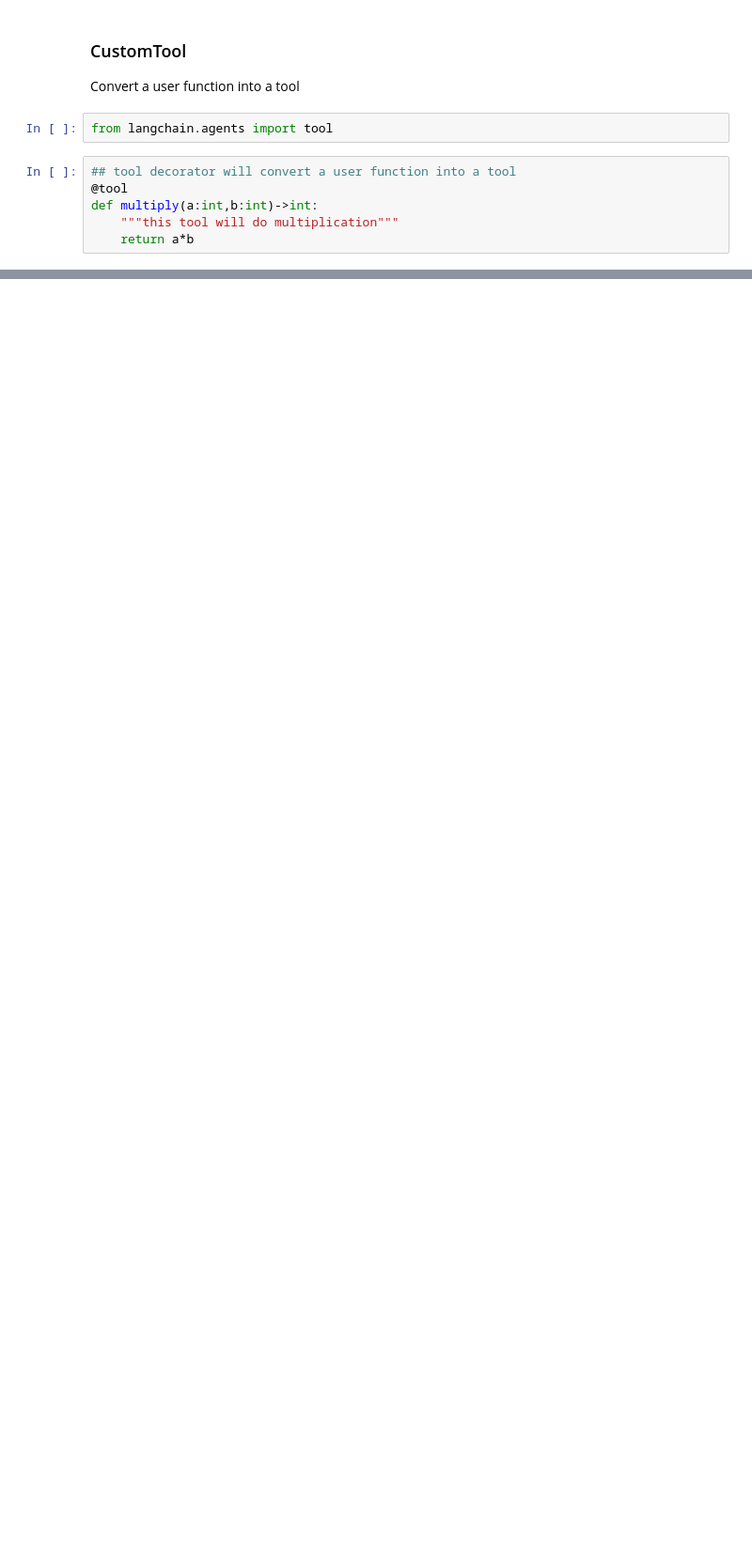
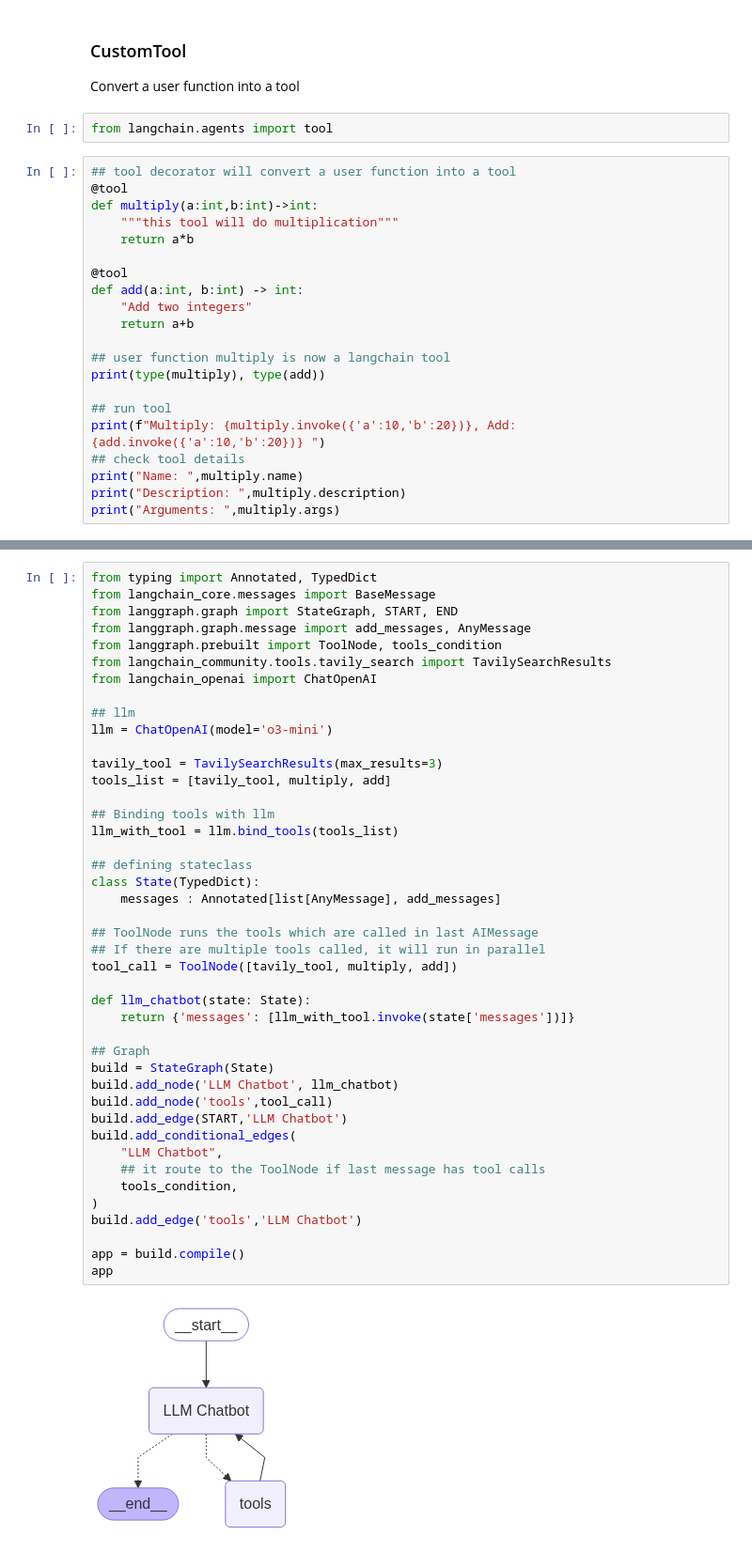
Before and after one commit to theserenecoder/Agentic_AI, a Jupyter notebook: 3. LangGraph/3.2 tools.ipynb, the cells around one changed output, grey strips where cells are left out. Shown at 94% size. Cells and saved outputs as stored; diff of their text form; blank space fills up the shorter version.

```diff
--- a/3. LangGraph/3.2 tools.ipynb
+++ b/3. LangGraph/3.2 tools.ipynb
@@ -96,3 +123,18 @@ from langchain.agents import tool
 def multiply(a:int,b:int)->int:
     """this tool will do multiplication"""
     return a*b
+
+@tool
+def add(a:int, b:int) -> int:
+    "Add two integers"
+    return a+b
+
+## user function multiply is now a langchain tool
+print(type(multiply), type(add))
+
+## run tool
+print(f"Multiply: {multiply.invoke({'a':10,'b':20})}, Add: {add.invoke({'a':10,'b':20})} ")
+## check tool details
+print("Name: ",multiply.name)
+print("Description: ",multiply.description)
+print("Arguments: ",multiply.args)
@@ -129,0 +158,45 @@ get_word_length.invoke("Ashutosh Sharma")
+# %%
+from typing import Annotated, TypedDict
+from langchain_core.messages import BaseMessage
+from langgraph.graph import StateGraph, START, END
+from langgraph.graph.message import add_messages, AnyMessage
+from langgraph.prebuilt import ToolNode, tools_condition
+from langchain_community.tools.tavily_search import TavilySearchResults
+from langchain_openai import ChatOpenAI
+
+## llm
+llm = ChatOpenAI(model='o3-mini')
+
+tavily_tool = TavilySearchResults(max_results=3)
+tools_list = [tavily_tool, multiply, add]
+
+## Binding tools with llm
+llm_with_tool = llm.bind_tools(tools_list)
+
+## defining stateclass
+class State(TypedDict):
+    messages : Annotated[list[AnyMessage], add_messages]
+
+## ToolNode runs the tools which are called in last AIMessage
+## If there are multiple tools called, it will run in parallel
+tool_call = ToolNode([tavily_tool, multiply, add])
+
+def llm_chatbot(state: State):
+    return {'messages': [llm_with_tool.invoke(state['messages'])]}
+
+## Graph
+build = StateGraph(State)
+build.add_node('LLM Chatbot', llm_chatbot)
+build.add_node('tools',tool_call)
+build.add_edge(START,'LLM Chatbot')
+build.add_conditional_edges(
+    "LLM Chatbot",
+    ## it route to the ToolNode if last message has tool calls
+    tools_condition,
+)
+build.add_edge('tools','LLM Chatbot')
+
+app = build.compile()
+app
+# %% [output]
+[figure, added]
```
Also changed, not shown: parts of 29 cells of this notebook, 2 other files.
